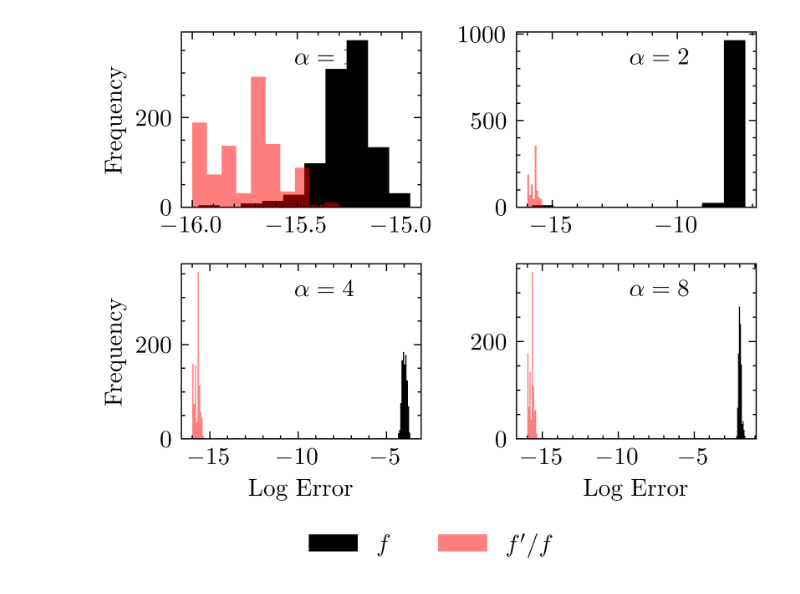
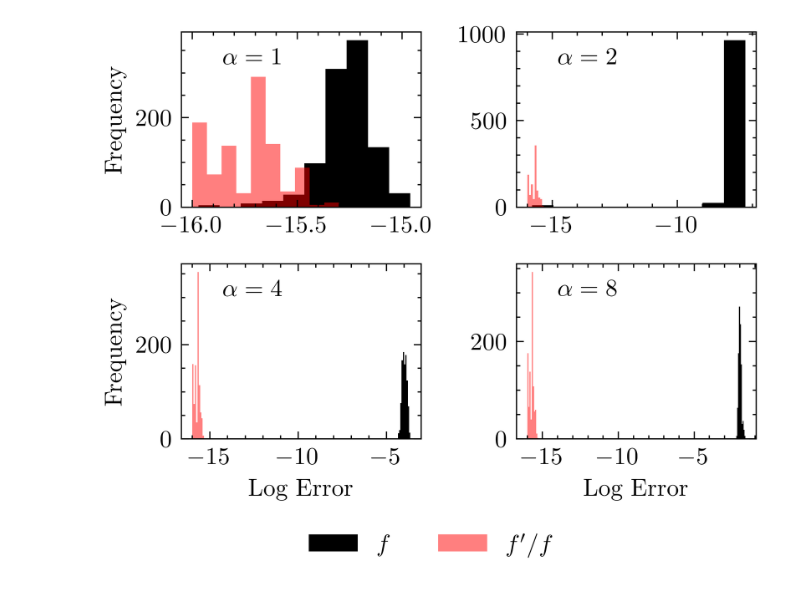
Before and after one commit to j-bowhay/skzeros, a Jupyter notebook: paper/log_deriv_zero_finding_accuracy.ipynb, the cells around one changed output. Drawn from its saved outputs; the diff is of its cells as text; code cells hidden in the pictures.

```diff
--- a/paper/log_deriv_zero_finding_accuracy.ipynb
+++ b/paper/log_deriv_zero_finding_accuracy.ipynb
@@ -45,32 +45,32 @@ for i, (ax, order) in enumerate(zip(axs.ravel(), orders, strict=False)):
     ax.hist(
         np.log10(np.asarray(log_deriv_zero_error[i]) + 1e-16),
         label=r"$f^\prime/f$",
         alpha=0.5,
     )
     if i > 1:
         ax.set_xlabel("Log Error")
     if i % 2 == 0:
         ax.set_ylabel("Frequency")
     ax.text(
-        0.6,
+        0.3,
         0.85,
         rf"$\alpha={order}$",
         horizontalalignment="center",
         verticalalignment="center",
         transform=ax.transAxes,
     )
 handles, labels = ax.get_legend_handles_labels()
 fig.legend(
     handles,
     labels,
     loc="upper center",
     bbox_to_anchor=(0.5, 0.03),
     fancybox=True,
     shadow=True,
     ncol=4,
     fontsize=10,
 )
 plt.tight_layout()
 plt.savefig("figures/log_deriv_zero_finding_accuracy.pdf")
 # %% [output]
-[figure, old version]
+[figure, new version]
```
